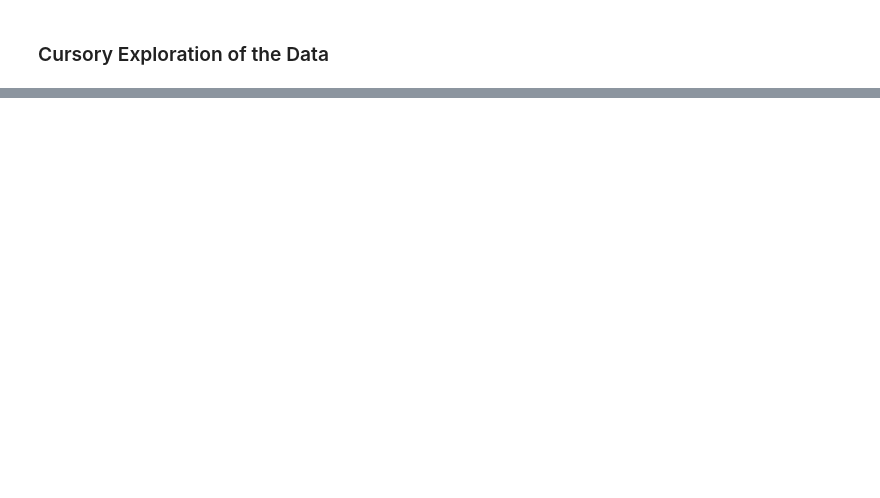
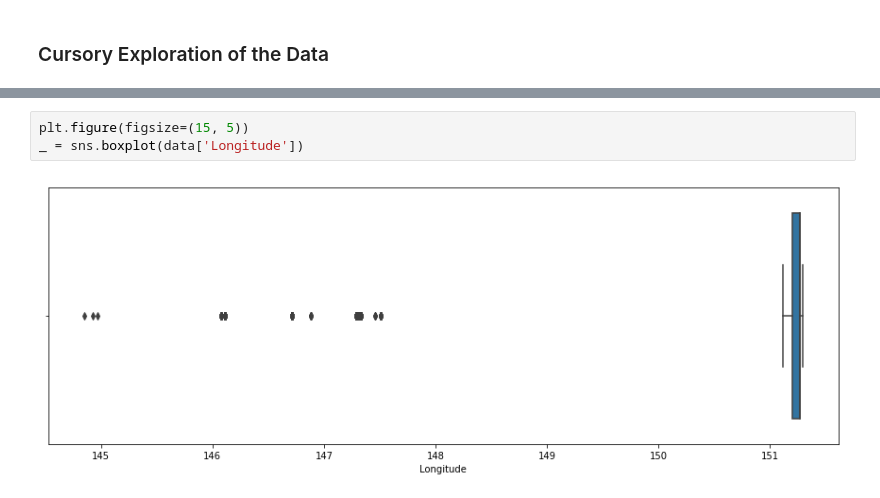
Before and after one commit to godsylla/visualizing-geodata_folium-bokeh-demo-, a Jupyter notebook: Folium_Demo.ipynb, the cells around one changed output, grey strips where cells are left out. Drawn from its saved outputs; the diff is of its cells as text; blank space fills up the shorter version.

```diff
--- a/Folium_Demo.ipynb
+++ b/Folium_Demo.ipynb
@@ -88,0 +202,5 @@ data.head()
+# %%
+plt.figure(figsize=(15, 5))
+_ = sns.boxplot(data['Longitude'])
+# %% [output]
+[figure, added]
```
Also changed, not shown: parts of 27 cells of this notebook.
